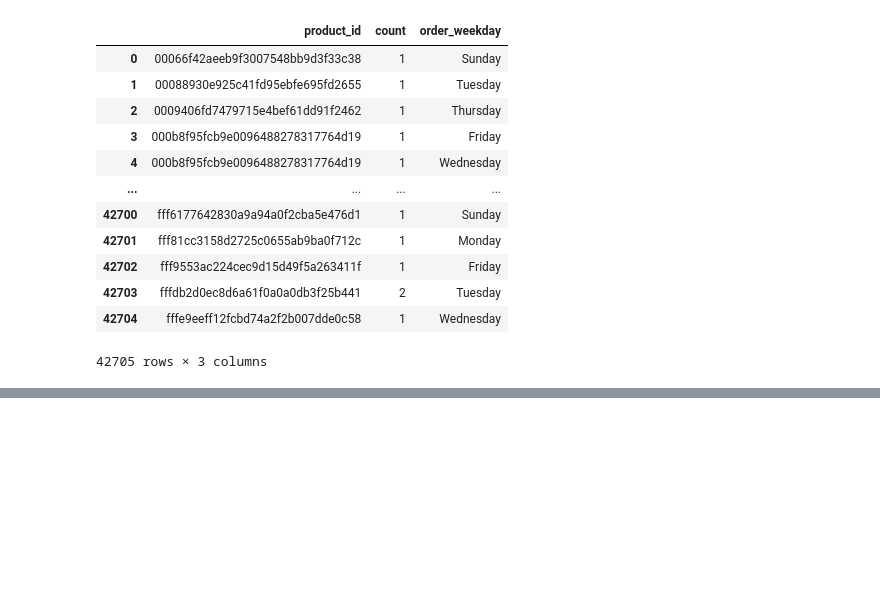
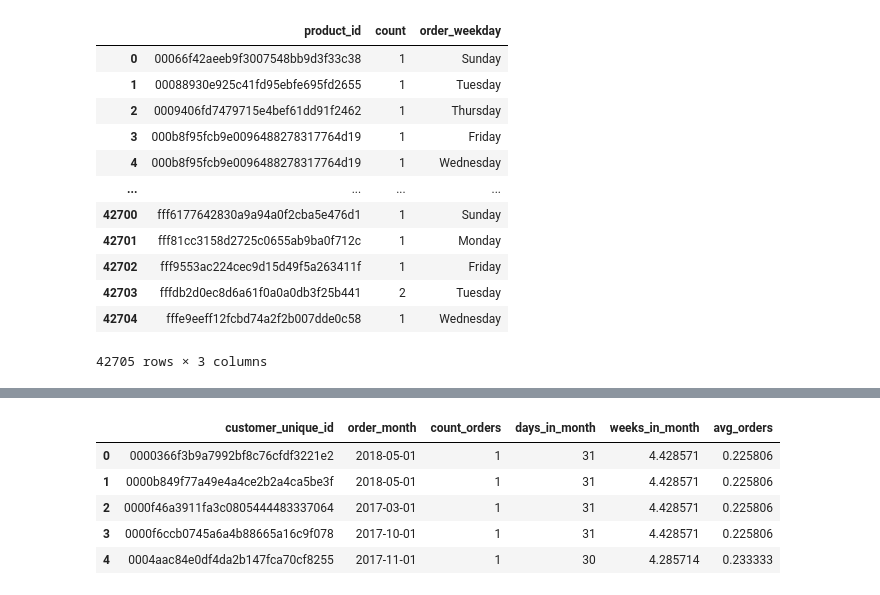
Before and after one commit to dashkinoy/project_ecommerce, a Jupyter notebook: analyze_orders.ipynb, the cells around one changed output, grey strips where cells are left out. Saved outputs shown, nothing was run; the diff lists cells and outputs as text; code cells hidden in the pictures; blank space fills up the shorter version.

```diff
--- a/analyze_orders.ipynb
+++ b/analyze_orders.ipynb
@@ -190,0 +245,4 @@ df_orders_items_weekday_max.merge(df_orders_items_weekday, on = ['product_id','c
+# %%
+df_customers_orders_count['days_in_month'] = df_customers_orders_count['order_month'].apply(lambda x: monthrange(x.year, x.month)[1])
+# %%
+df_customers_orders_count['weeks_in_month'] = df_customers_orders_count['days_in_month']/7
@@ -190,0 +258,13 @@ df_orders_items_weekday_max.merge(df_orders_items_weekday, on = ['product_id','c
+# %%
+df_customers_orders_count = df_customers_orders_count.rename(columns={'order_id':'count_orders'})
+# %%
+df_customers_orders_count['avg_orders'] = df_customers_orders_count['count_orders']/df_customers_orders_count['weeks_in_month']
+# %%
+df_customers_orders_count.head()
+# %% [output]
+|  | customer_unique_id | order_month | count_orders | days_in_month | weeks_in_month | avg_orders |
+| 0 | 0000366f3b9a7992bf8c76cfdf3221e2 | 2018-05-01 | 1 | 31 | 4.428571 | 0.225806 |
+| 1 | 0000b849f77a49e4a4ce2b2a4ca5be3f | 2018-05-01 | 1 | 31 | 4.428571 | 0.225806 |
+| 2 | 0000f46a3911fa3c0805444483337064 | 2017-03-01 | 1 | 31 | 4.428571 | 0.225806 |
+| 3 | 0000f6ccb0745a6a4b88665a16c9f078 | 2017-10-01 | 1 | 31 | 4.428571 | 0.225806 |
+| 4 | 0004aac84e0df4da2b147fca70cf8255 | 2017-11-01 | 1 | 30 | 4.285714 | 0.233333 |
```
Also changed, not shown: parts of 13 cells of this notebook.
